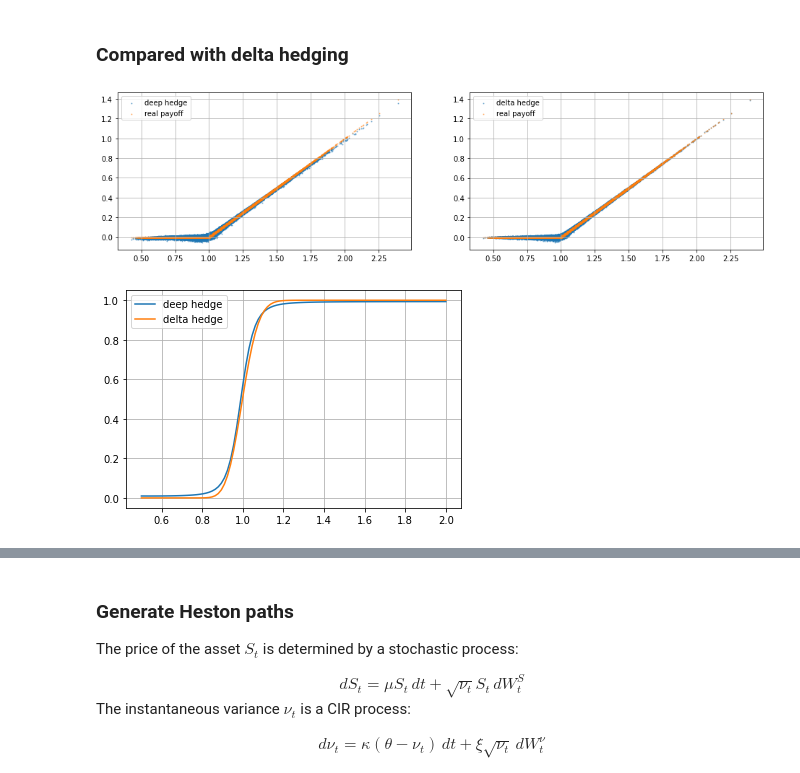
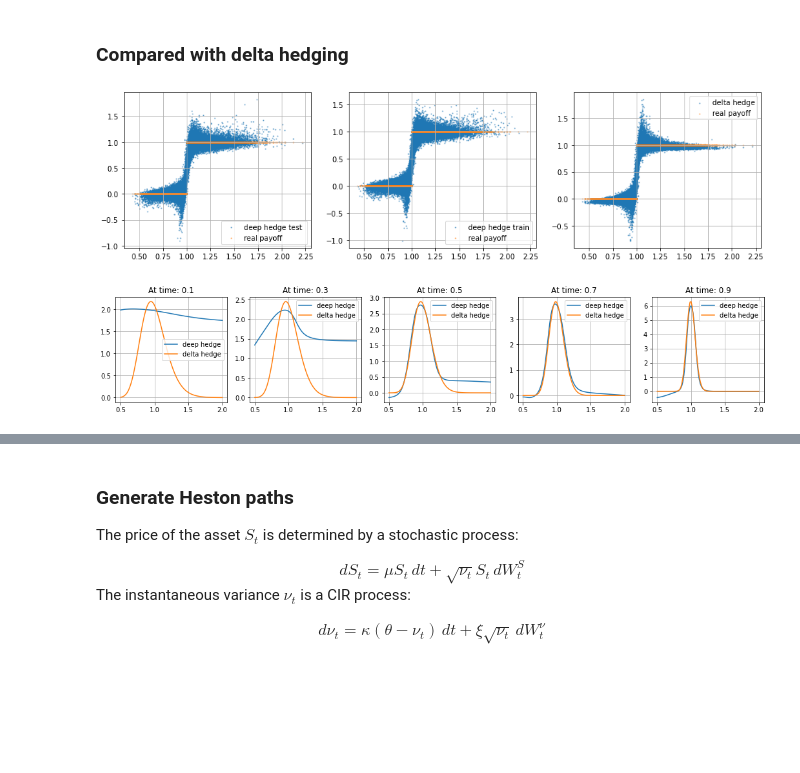
Before and after one commit to Parliamenthill/DeepHedging, a Jupyter notebook: deep hedging.ipynb, the cells around one changed output, grey strips where cells are left out. Saved outputs shown, nothing was run; the diff lists cells and outputs as text; code cells hidden in the pictures; blank space fills up the shorter version.

```diff
--- a/deep hedging.ipynb
+++ b/deep hedging.ipynb
@@ -70,8 +72,11 @@ plt.show()
 # %%
-xtrain = price_path  # input be price_path
-ytrain = payoff  # output be payoff
+split = int(Ktrain/2)
+xtrain = price_path[:split]  # input be price_path
+ytrain = payoff[:split]  # output be payoff
+xtest = price_path[split:]  # input be price_path
+ytest = payoff[split:]  # output be payoff
+
 optimizer = tf.keras.optimizers.Adam(learning_rate=0.01) # specify the optmizer
 model_hedge.compile(optimizer = optimizer,loss='mse') # specify the mean square loss
-model_hedge.fit(x=xtrain,y=ytrain, epochs=10,verbose=True,batch_size=1000) # train the model
-hedge_output = model_hedge.predict(xtrain) # compute the output (deep replicate payoff) with trained model
+model_hedge.fit(x=xtrain,y=ytrain, epochs=20,verbose=True,batch_size=1000) # train the model
 # %% [output]
@@ -102,28 +107,31 @@ delta_output = utils.delta_hedge(price_path,T,strike,sigma,option_type)
 # %%
-f,p = plt.subplots(1,2, figsize = [16,4])
-p[0].scatter(price_path[:,-1,0], hedge_output[:,0], s = 1, alpha = 0.5, label = 'deep hedge')   # deep replicate payoff
-p[1].scatter(price_path[:,-1,0], delta_output[:,0], s = 1, alpha = 0.5, label = 'delta hedge')   # delta replicate payoff
-for i in range(2):
-    p[i].scatter(price_path[:,-1,0], payoff[:,0], s = 1, alpha = 0.5, label = 'real payoff')        # real payoff
+f,p = plt.subplots(1,3, figsize = [16,3])
+p[0].scatter(xtest[:,-1,0], hedge_output_test[:,0], s = 1, alpha = 0.5, label = 'deep hedge test ')   # deep replicate payoff
+p[1].scatter(xtrain[:,-1,0], hedge_output_train[:,0], s = 1, alpha = 0.5, label = 'deep hedge train')   # deep replicate payoff
+p[2].scatter(xtest[:,-1,0], delta_output[:,0], s = 1, alpha = 0.5, label = 'delta hedge')   # delta replicate payoff
+for i in range(3):
+    p[i].scatter(xtest[:,-1,0], ytest[:,0], s = 1, alpha = 0.5, label = 'real payoff')        # real payoff
     p[i].legend()
     p[i].grid()
 # %% [output]
-[figure, old version]
+[figure, new version]
 # %%
-n = 90  # look at time 0.9
-pr = np.linspace(0.5,2,100)[:,None]  # tf.tensor of different price
+f,p = plt.subplots(1,5,figsize = [18,3])
+for i in range(5):
+    n = 20*i + 10
+    pr = np.linspace(0.5,2,100)[:,None]  # tf.tensor of different price
 
-he = Networks[n](pr) # the stategy network
-plt.plot(pr[:,0],he[:,0], label = 'deep hedge') # plot the relation between price and deep strategy
+    he = Networks[n](pr) # the stategy network
+    p[i].plot(pr[:,0],he[:,0], label = 'deep hedge') # plot the relation between price and deep strategy
 
-_,delta = utils.BlackScholes(T - n/N, pr, strike, sigma, option_type)
-plt.plot(pr, delta, label = 'delta hedge') # plot the relation between price and delta strategy
-
-plt.legend()
-plt.grid()
+    _,delta = utils.BlackScholes(T - n/N, pr, strike, sigma, option_type)
+    p[i].plot(pr, delta, label = 'delta hedge') # plot the relation between price and delta strategy
+    p[i].title.set_text(f"At time: {n/N:{1}.{4}}")
+    p[i].legend()
+    p[i].grid()
 plt.show()
 # %% [output]
-[figure, old version]
+[figure, new version]
 # %%
 print(f"deep hedge: {Network0(tf.ones([1,1])).numpy()[0,0]:{1}.{4}}")         # premium of deep hedge (truncted printing)
 helper,_ = utils.BlackScholes(T, S0, strike, sigma, option_type)
```
Also changed, not shown: parts of 9 cells of this notebook, 1 other file.
